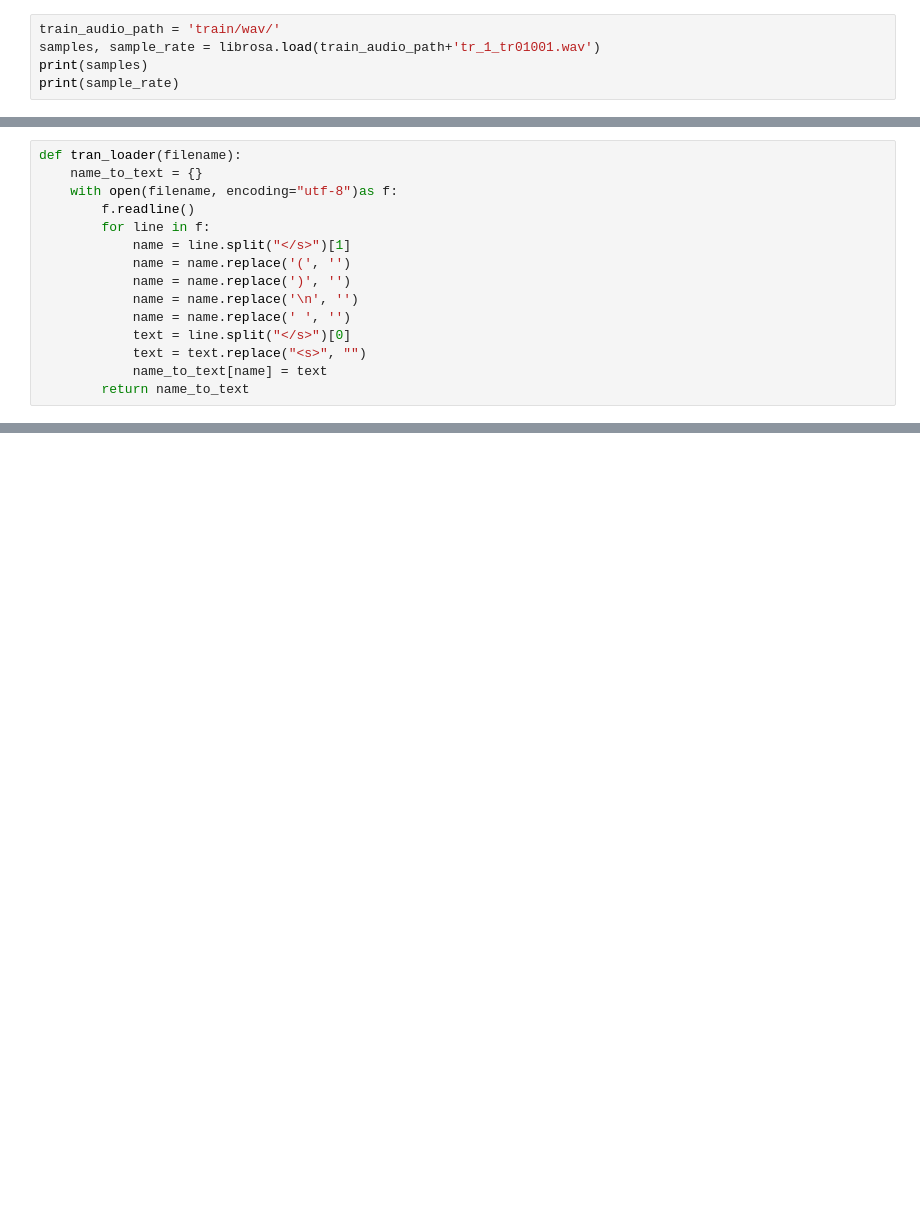
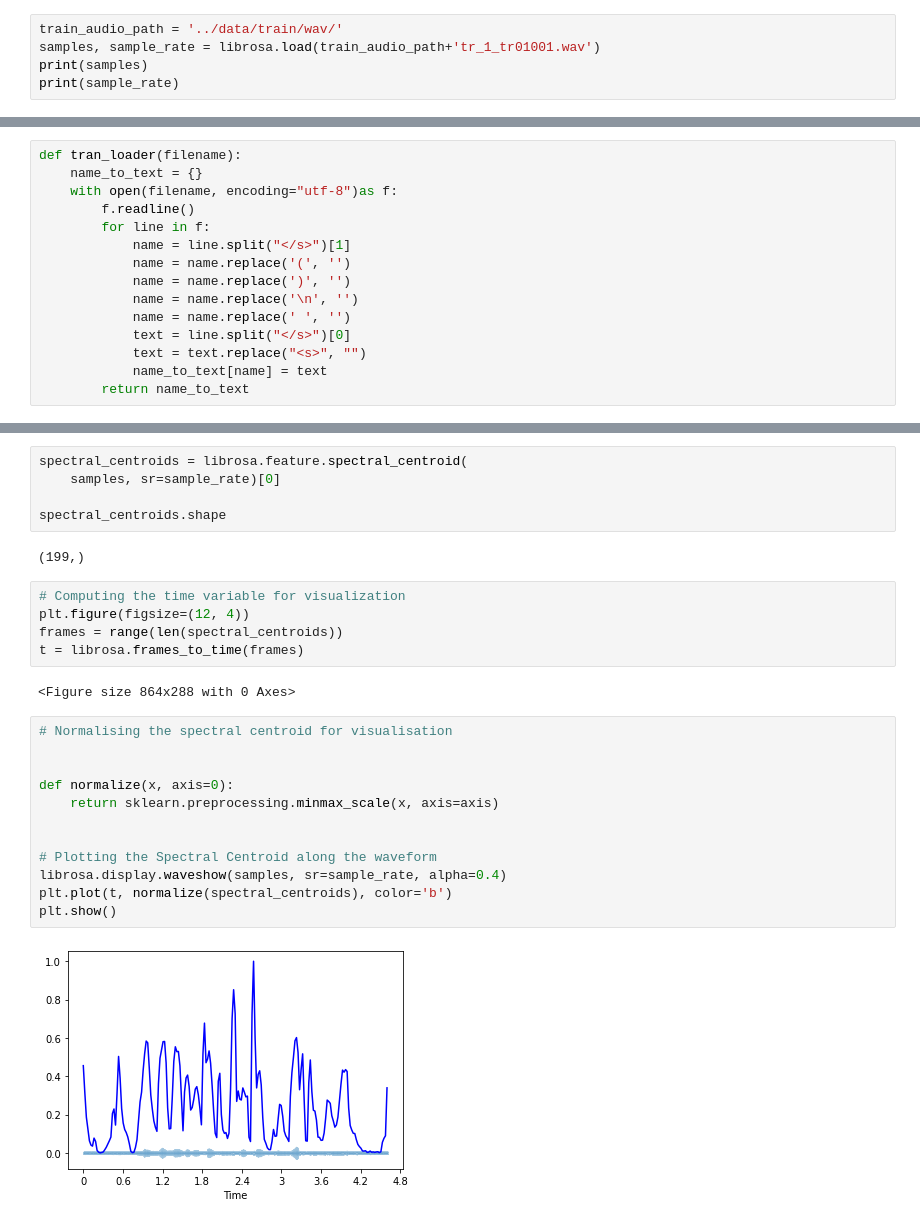
Before and after one commit to speech-recognition123/Speech-to-Text, a Jupyter notebook: notebooks/tesfaye_feature_extraction.ipynb, the cells around one changed output, grey strips where cells are left out. Saved outputs shown, nothing was run; the diff lists cells and outputs as text; blank space fills up the shorter version.

```diff
--- a/notebooks/tesfaye_feature_extraction.ipynb
+++ b/notebooks/tesfaye_feature_extraction.ipynb
@@ -13,7 +13,7 @@ from os.path import exists
 import warnings
 warnings.filterwarnings("ignore")
 # %%
-train_audio_path = 'train/wav/'
+train_audio_path = '../data/train/wav/'
 samples, sample_rate = librosa.load(train_audio_path+'tr_1_tr01001.wav')
 print(samples)
 print(sample_rate)
@@ -154,0 +211,28 @@ print(data.shape)
+# %%
+spectral_centroids = librosa.feature.spectral_centroid(
+    samples, sr=sample_rate)[0]
+
+spectral_centroids.shape
+# %% [output]
+(199,)
+# %%
+# Computing the time variable for visualization
+plt.figure(figsize=(12, 4))
+frames = range(len(spectral_centroids))
+t = librosa.frames_to_time(frames)
+# %% [output]
+<Figure size 864x288 with 0 Axes>
+# %%
+# Normalising the spectral centroid for visualisation
+
+
+def normalize(x, axis=0):
+    return sklearn.preprocessing.minmax_scale(x, axis=axis)
+
+
+# Plotting the Spectral Centroid along the waveform
+librosa.display.waveshow(samples, sr=sample_rate, alpha=0.4)
+plt.plot(t, normalize(spectral_centroids), color='b')
+plt.show()
+# %% [output]
+[figure, added]
```
Also changed, not shown: parts of 15 cells of this notebook.
